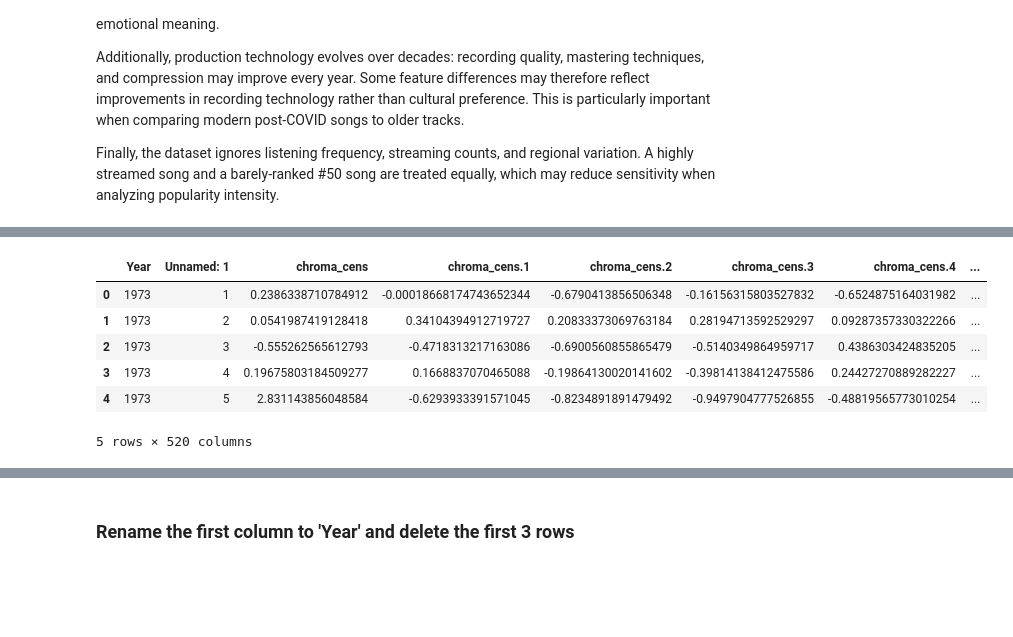
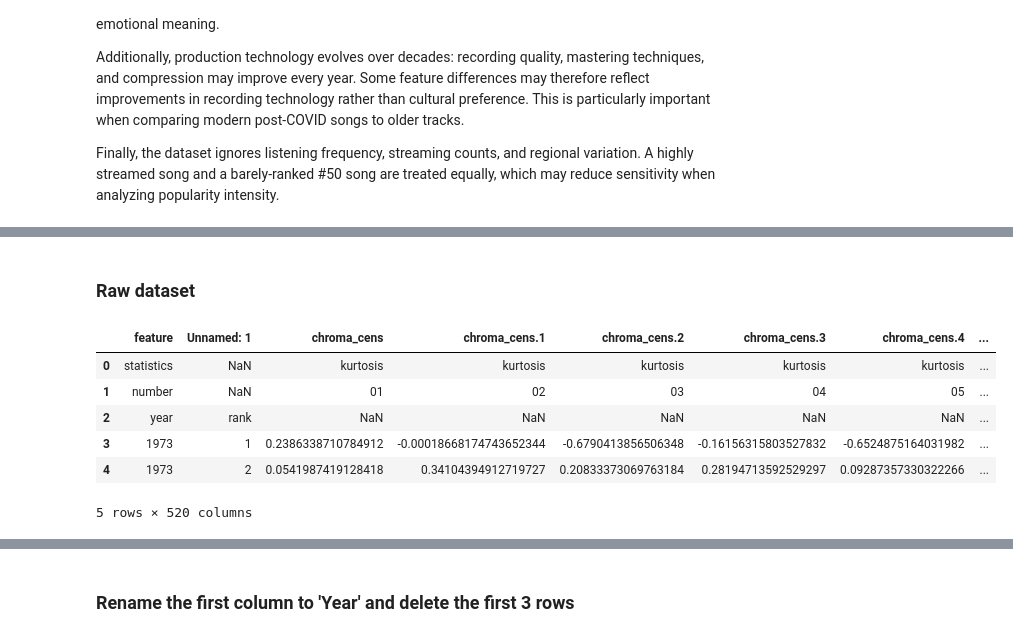
Before and after one commit to COGS108/Group081_WI26, a Jupyter notebook: 02-EDACheckpoint.ipynb, the cells around one changed output, grey strips where cells are left out. Cells and saved outputs as stored; diff of their text form; code cells hidden in the pictures; blank space fills up the shorter version.

```diff
--- a/02-EDACheckpoint.ipynb
+++ b/02-EDACheckpoint.ipynb
@@ -187,20 +186,18 @@ import seaborn as sns
 # Set plotting style
 sns.set_style("whitegrid")
 plt.rcParams['figure.figsize'] = (12, 6)
+# %% [markdown]
+### Raw dataset
 # %%
 feature_df = pd.read_csv('data/00-raw/top_50_song_features.csv')
 chart_df = pd.read_csv('data/00-raw/top_50s_chart.csv')
 
-# Rename the first column to 'Year' and delete the first 3 rows
-feature_df.columns.values[0] = 'Year'
-feature_df = feature_df.iloc[3:].reset_index(drop=True)
-
 feature_df.head()
 # %% [output]
-|  | Year | Unnamed: 1 | chroma_cens | chroma_cens.1 | chroma_cens.2 | chroma_cens.3 | chroma_cens.4 | ... |
-| 0 | 1973 | 1 | 0.2386338710784912 | -0.00018668174743652344 | -0.6790413856506348 | -0.16156315803527832 | -0.6524875164031982 | ... |
-| 1 | 1973 | 2 | 0.0541987419128418 | 0.34104394912719727 | 0.20833373069763184 | 0.28194713592529297 | 0.09287357330322266 | ... |
-| 2 | 1973 | 3 | -0.555262565612793 | -0.4718313217163086 | -0.6900560855865479 | -0.5140349864959717 | 0.4386303424835205 | ... |
-| 3 | 1973 | 4 | 0.19675803184509277 | 0.1668837070465088 | -0.19864130020141602 | -0.39814138412475586 | 0.24427270889282227 | ... |
-| 4 | 1973 | 5 | 2.831143856048584 | -0.6293933391571045 | -0.8234891891479492 | -0.9497904777526855 | -0.48819565773010254 | ... |
+|  | feature | Unnamed: 1 | chroma_cens | chroma_cens.1 | chroma_cens.2 | chroma_cens.3 | chroma_cens.4 | ... |
+| 0 | statistics | NaN | kurtosis | kurtosis | kurtosis | kurtosis | kurtosis | ... |
+| 1 | number | NaN | 01 | 02 | 03 | 04 | 05 | ... |
+| 2 | year | rank | NaN | NaN | NaN | NaN | NaN | ... |
+| 3 | 1973 | 1 | 0.2386338710784912 | -0.00018668174743652344 | -0.6790413856506348 | -0.16156315803527832 | -0.6524875164031982 | ... |
+| 4 | 1973 | 2 | 0.0541987419128418 | 0.34104394912719727 | 0.20833373069763184 | 0.28194713592529297 | 0.09287357330322266 | ... |
 5 rows × 520 columns
```
Also changed, not shown: parts of 55 cells of this notebook.
